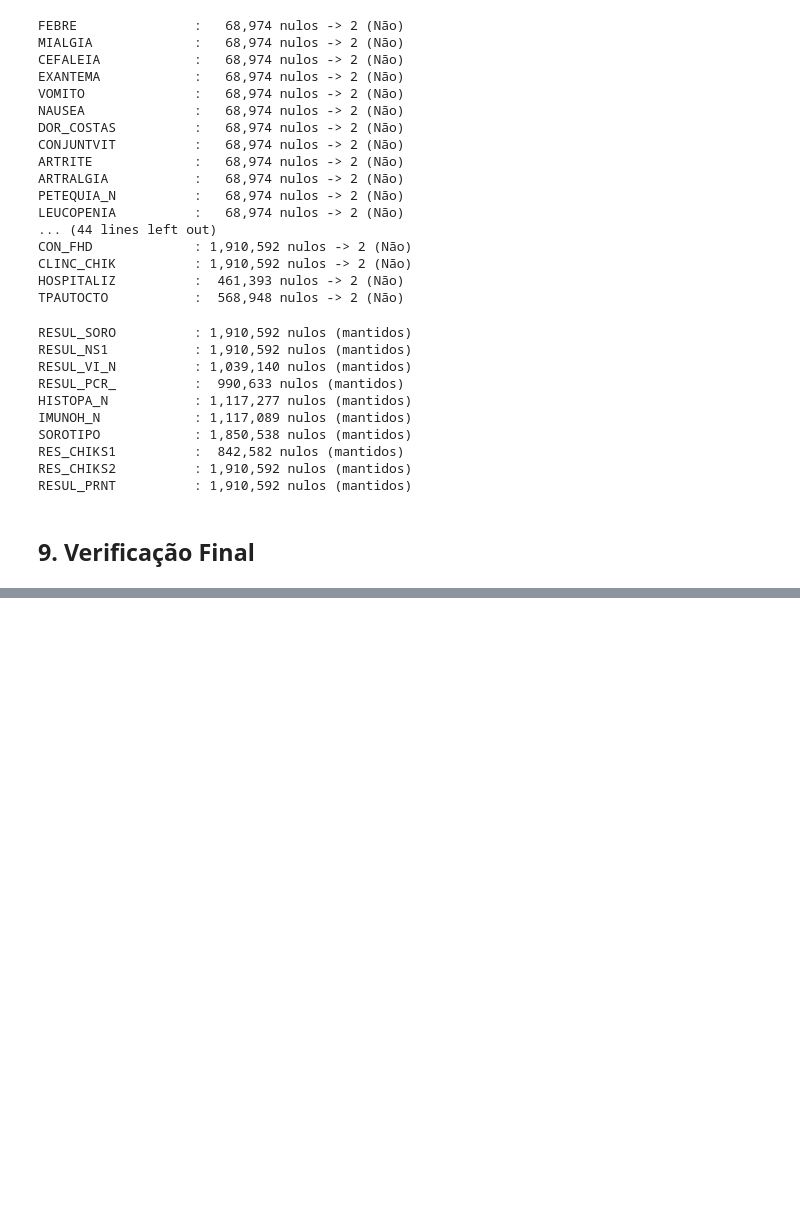
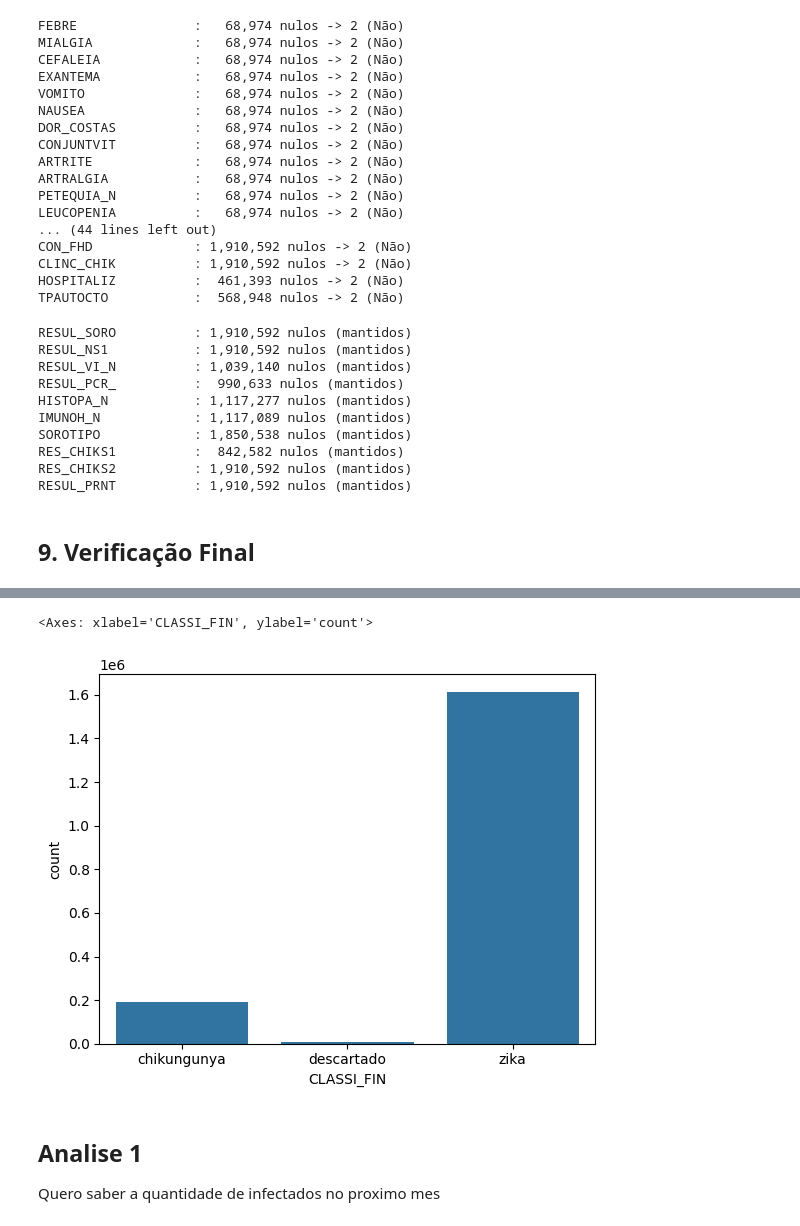
Before and after one commit to SUSpiroFiap/estudo_dengue, a Jupyter notebook: etl/tratamento_dados.ipynb, the cells around one changed output, grey strips where cells are left out. Saved outputs shown, nothing was run; the diff lists cells and outputs as text; code cells hidden in the pictures; blank space fills up the shorter version.

```diff
--- a/etl/tratamento_dados.ipynb
+++ b/etl/tratamento_dados.ipynb
@@ -295,8 +305,8 @@ CS_ESCOL_N: {'ignorado': 596863, 'superior_incompleto': 368708, nan: 348368, 'fu
 CLASSI_MAP = {
     0: 'descartado', 1: 'dengue_classico', 2: 'dengue_hemorragico',
     3: 'sindrome_choque', 4: 'sindrome_especial', 5: 'obito_dengue',
-    8: 'inconclusivo', 10: 'dengue', 11: 'chikungunya',
-    12: 'doenca_aguda_nao_especificada', 13: 'zika'
+    6: 'inconclusivo', 7: 'dengue', 8: 'chikungunya',
+    9: 'doenca_aguda_nao_especificada', 10: 'zika'
 }
 df['CLASSI_FIN'] = safe_to_int64(df['CLASSI_FIN']).map(CLASSI_MAP).astype('category')
 print('CLASSI_FIN:', df['CLASSI_FIN'].value_counts(dropna=False).to_dict())
@@ -501,0 +544,4 @@ Parda       690596
+# %%
+moda_unidade = stats.mode(df['ID_UNIDADE'], keepdims=True).mode[0]
+
+df['ID_UNIDADE'] = df['ID_UNIDADE'].fillna(moda_unidade)
@@ -501,0 +569,5 @@ Parda       690596
+# %%
+sns.countplot(df , x = 'CLASSI_FIN')
+# %% [output]
+<Axes: xlabel='CLASSI_FIN', ylabel='count'>
+[figure, added]
@@ -501,0 +578,4 @@ Parda       690596
+# %% [markdown]
+## Analise 1
+
+<p>Quero saber a quantidade de infectados no proximo mes
```
Also changed, not shown: parts of 18 cells of this notebook, 2 other files.
